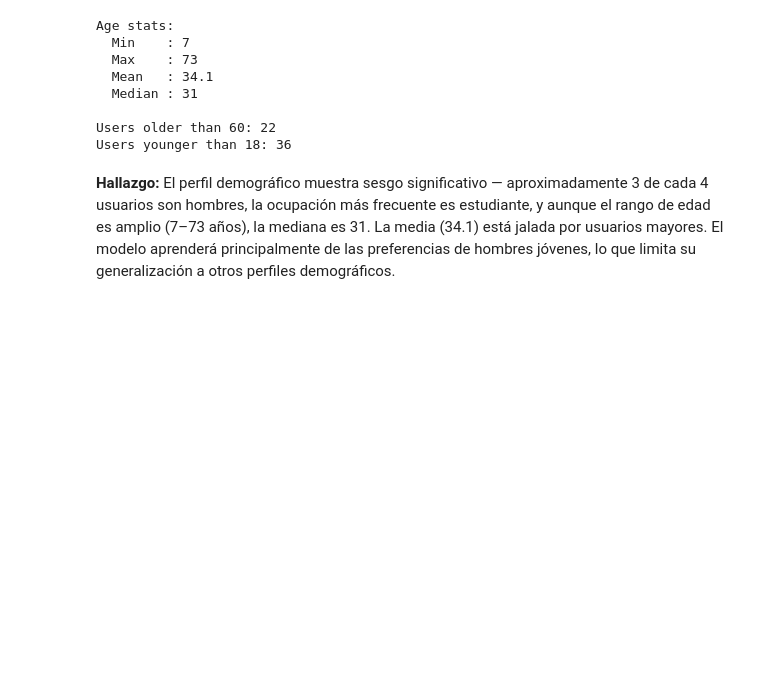
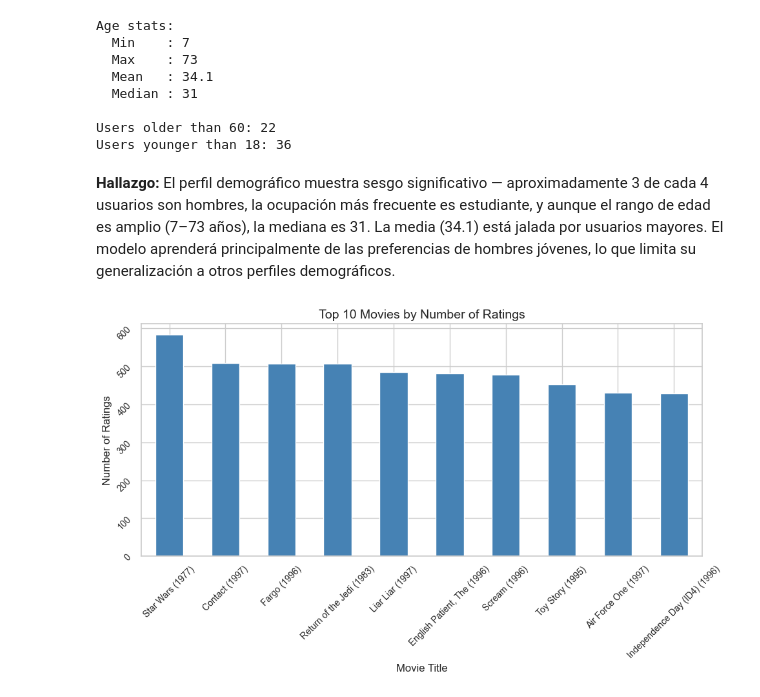
Before and after one commit to JeroZp/recommendation-system-movielens, a Jupyter notebook: notebooks/01_eda_baseline.ipynb, the cells around one changed output. Drawn from its saved outputs; the diff is of its cells as text; code cells hidden in the pictures; blank space fills up the shorter version.

Commit message:
movies analysis completed

```diff
--- a/notebooks/01_eda_baseline.ipynb
+++ b/notebooks/01_eda_baseline.ipynb
@@ -359,3 +361,33 @@ usuarios son hombres, la ocupación más frecuente es estudiante, y aunque el ra
 es amplio (7–73 años), la mediana es 31. La media (34.1) está jalada por usuarios mayores.
 El modelo aprenderá principalmente de las preferencias de hombres jóvenes, lo que limita
 su generalización a otros perfiles demográficos.
+# %%
+top_10_movies = (
+    movies.merge(ratings, on='item_id')
+    .groupby('title')
+    .size()
+    .reset_index(name='ratings_count')
+    .sort_values(by='ratings_count', ascending=False)
+    .head(10)
+)
+fig, ax = plt.subplots(figsize=(10, 6))
+
+top_10_movies.plot(
+    kind='bar',
+    x='title',
+    y='ratings_count',
+    ax=ax,
+    color='steelblue',
+    edgecolor='white',
+    legend=False
+)
+
+
+ax.set_title('Top 10 Movies by Number of Ratings', fontsize=14)
+ax.set_xlabel('Movie Title', fontsize=12)
+ax.set_ylabel('Number of Ratings', fontsize=12)
+ax.tick_params(rotation=45, labelsize=10)
+plt.tight_layout()
+plt.show()
+# %% [output]
+[figure, added]
```
Also changed, not shown: parts of 9 cells of this notebook.
